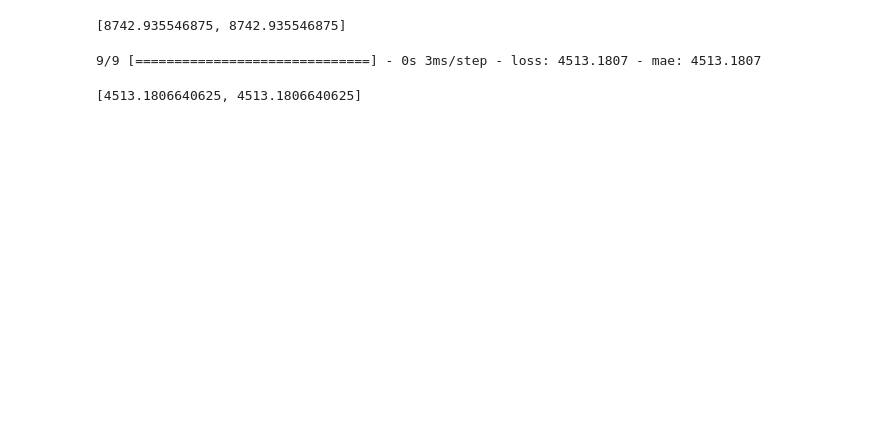
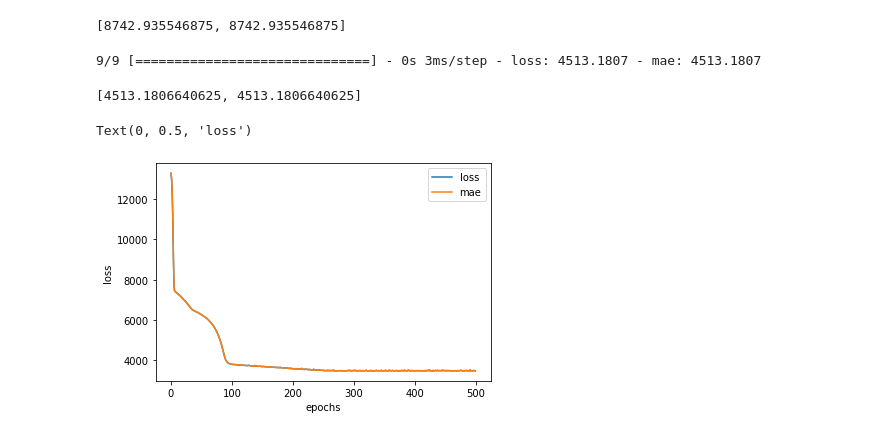
Before and after one commit to JaradAng/tensorflow_training, a Jupyter notebook: TF_medical_expense_regression.ipynb, the cells around one changed output. Saved outputs shown, nothing was run; the diff lists cells and outputs as text; code cells hidden in the pictures; blank space fills up the shorter version.

```diff
--- a/TF_medical_expense_regression.ipynb
+++ b/TF_medical_expense_regression.ipynb
@@ -174,6 +174,6 @@ ins_model3.compile(loss=tf.keras.losses.mae,
                    metrics=['mae'])
 
 #Fit
-ins_model3.fit(X_train, y_train, epochs=500)
+history = ins_model3.fit(X_train, y_train, epochs=500)
 # %% [output]
 Epoch 1/500
@@ -209,3 +208,11 @@ ins_model2.evaluate(X_test, y_test)
 # %% [output]
 9/9 [==============================] - 0s 3ms/step - loss: 4513.1807 - mae: 4513.1807
 [4513.1806640625, 4513.1806640625]
+# %%
+#plot history or loss curve or training curve
+pd.DataFrame(history.history).plot()
+plt.xlabel('epochs')
+plt.ylabel('loss')
+# %% [output]
+Text(0, 0.5, 'loss')
+[figure, added]
```
Also changed, not shown: parts of 15 cells of this notebook.
